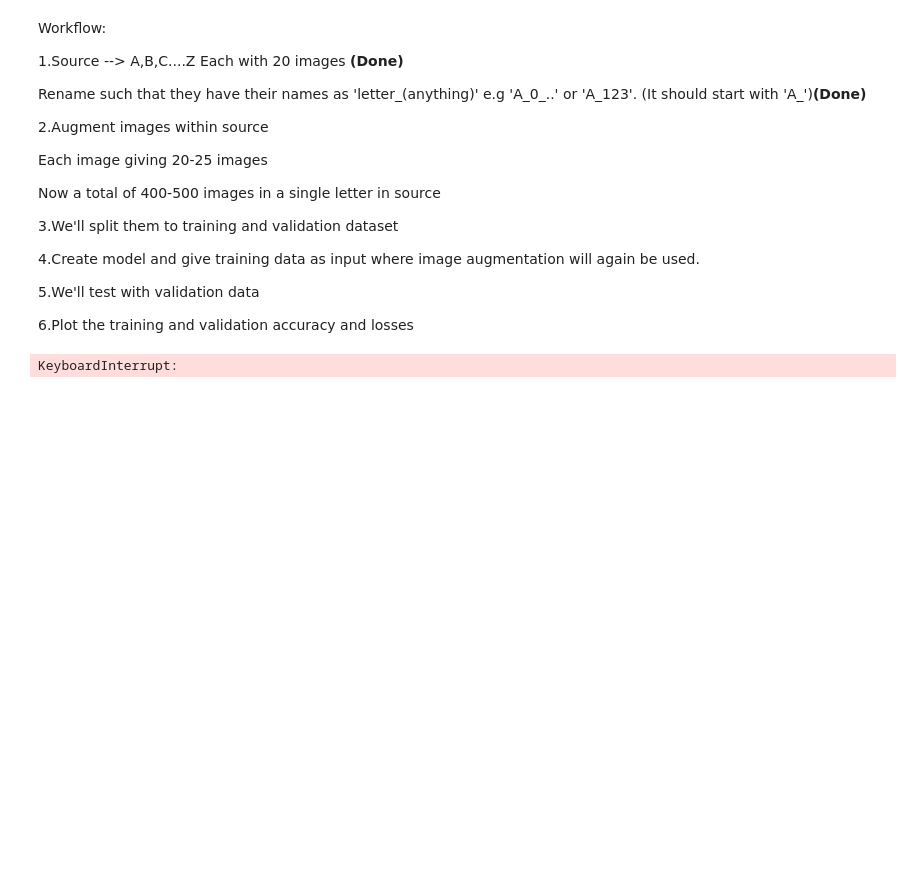
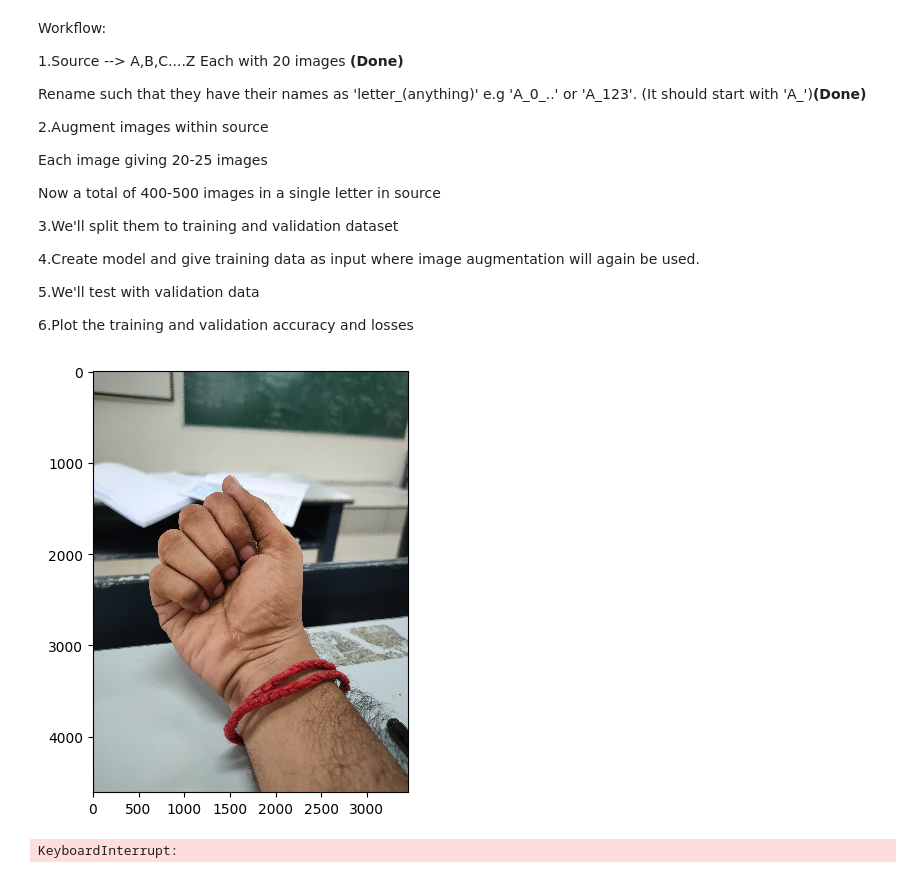
Before and after one commit to AnusharajS/Sign_Language_Detection, a Jupyter notebook: data_augmentation.ipynb, the cells around one changed output. Cells and saved outputs as stored; diff of their text form; code cells hidden in the pictures; blank space fills up the shorter version.

```diff
--- a/data_augmentation.ipynb
+++ b/data_augmentation.ipynb
@@ -196,3 +215,10 @@ datagen=ImageDataGenerator(rescale=1/255,
                          zoom_range=0.2,
                          horizontal_flip=True,
                          fill_mode='nearest')
+# %%
+path='./image_collect/A_0.jpg'
+x = io.imread(path)
+io.imshow(x)
+x = x.reshape((1, ) + x.shape)
+# %% [output]
+[figure, added]
```
Also changed, not shown: parts of 4 cells of this notebook, 1 other file.
